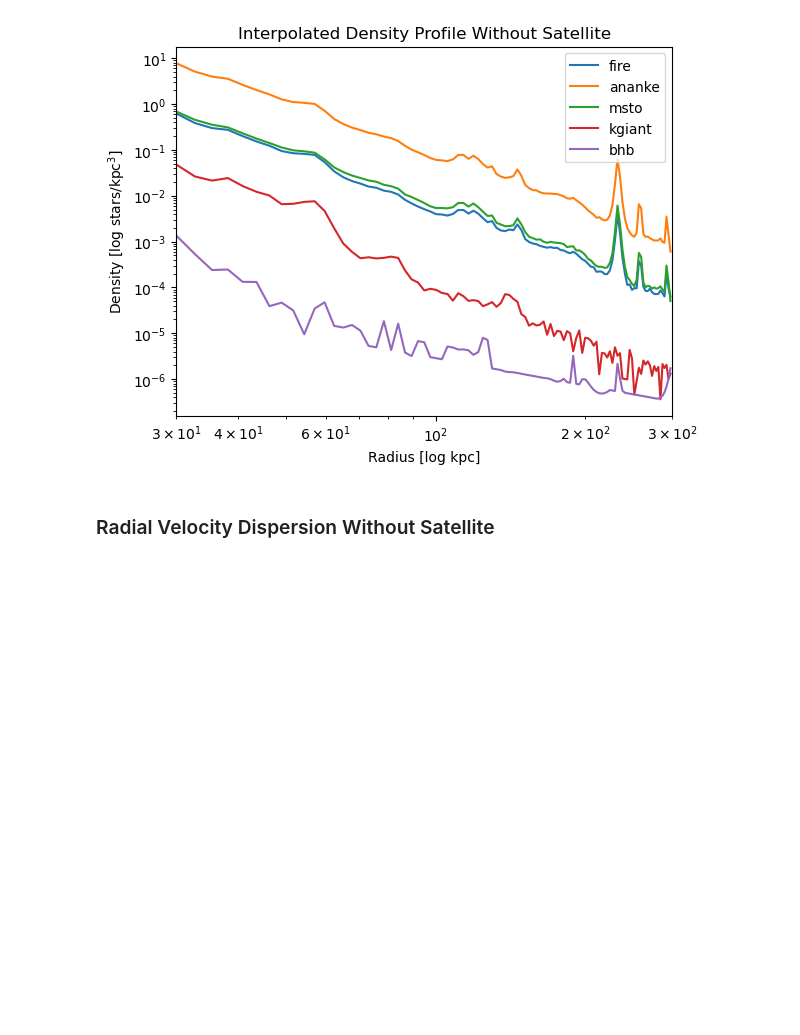
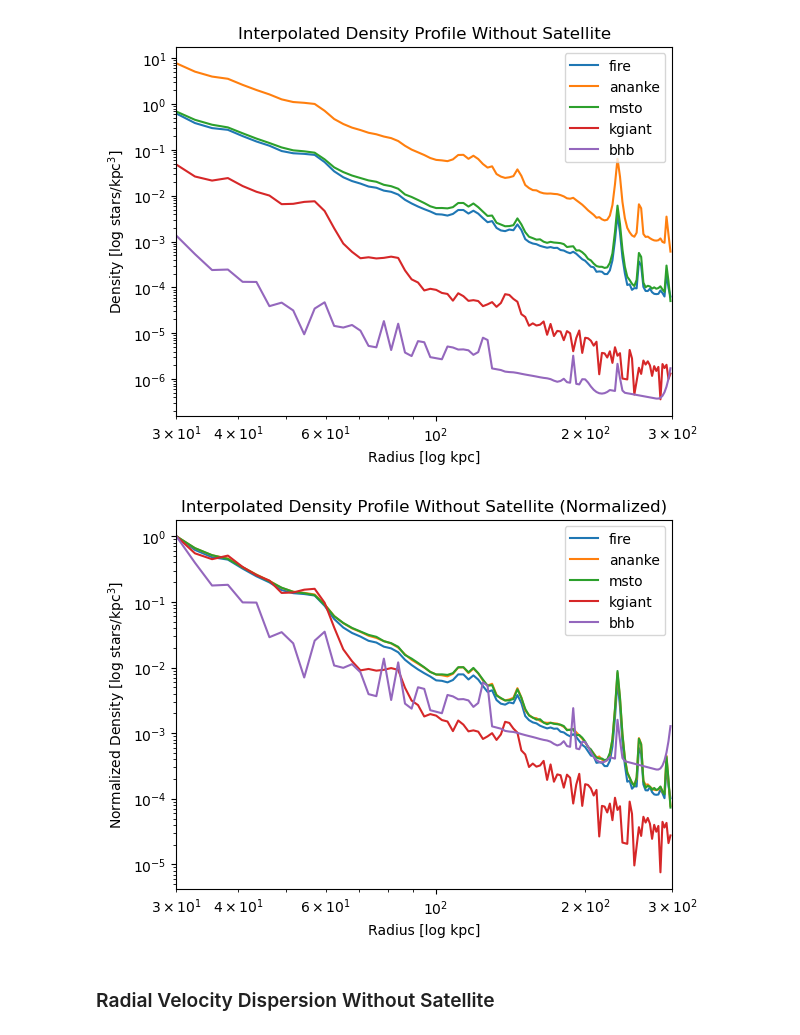
Before and after one commit to aeden2019/rubin_mw_mocks, a Jupyter notebook: src/analysis/Plots.ipynb, the cells around one changed output. Cells and saved outputs as stored; diff of their text form; code cells hidden in the pictures; blank space fills up the shorter version.

```diff
--- a/src/analysis/Plots.ipynb
+++ b/src/analysis/Plots.ipynb
@@ -575,6 +646,29 @@ plt.title('Interpolated Density Profile Without Satellite')
 plt.show()
 # %% [output]
 [figure]
+# %%
+# Normalize the density profiles without satellite
+fire_y_interp_sat_normalized = normalize_data(fire_y_interp_sat)
+ananke_y_interp_sat_normalized = normalize_data(ananke_y_interp_sat)
+msto_y_interp_sat_normalized = normalize_data(msto_y_interp_sat)
+kgiant_y_interp_sat_normalized = normalize_data(kgiant_y_interp_sat)
+bhb_y_interp_sat_normalized = normalize_data(bhb_y_interp_sat)
+
+# Plot the density profile with interpolated values without satellite
+fig, ax = plt.subplots()
+ax.loglog(fire_x_interp_sat, fire_y_interp_sat_normalized, label='fire')
+ax.loglog(ananke_x_interp_sat, ananke_y_interp_sat_normalized, label='ananke')
+ax.loglog(msto_x_interp_sat, msto_y_interp_sat_normalized, label='msto')
+ax.loglog(kgiant_x_interp_sat, kgiant_y_interp_sat_normalized, label='kgiant')
+ax.loglog(bhb_x_interp_sat, bhb_y_interp_sat_normalized, label='bhb')
+ax.set_xlabel('Radius [log kpc]')
+ax.set_ylabel('Normalized Density [log stars/kpc$^3$]')
+ax.set_xlim(rmin, rmax)
+ax.legend()
+plt.title('Interpolated Density Profile Without Satellite (Normalized)')
+plt.show()
+# %% [output]
+[figure, added]
 # %% [markdown]
 ### Radial Velocity Dispersion Without Satellite
 # %%
```
Also changed, not shown: parts of 20 cells of this notebook.
